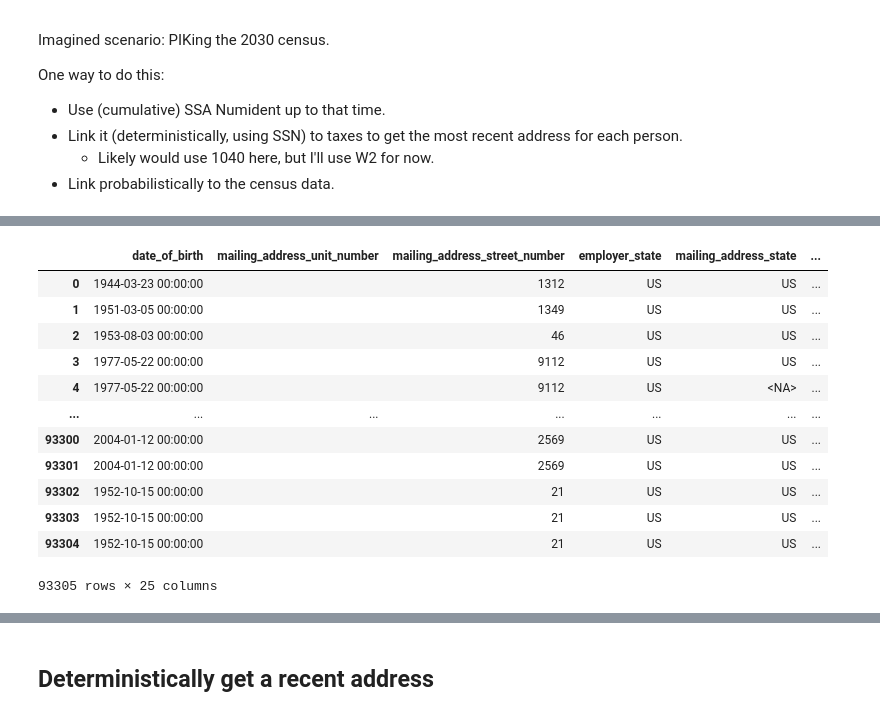
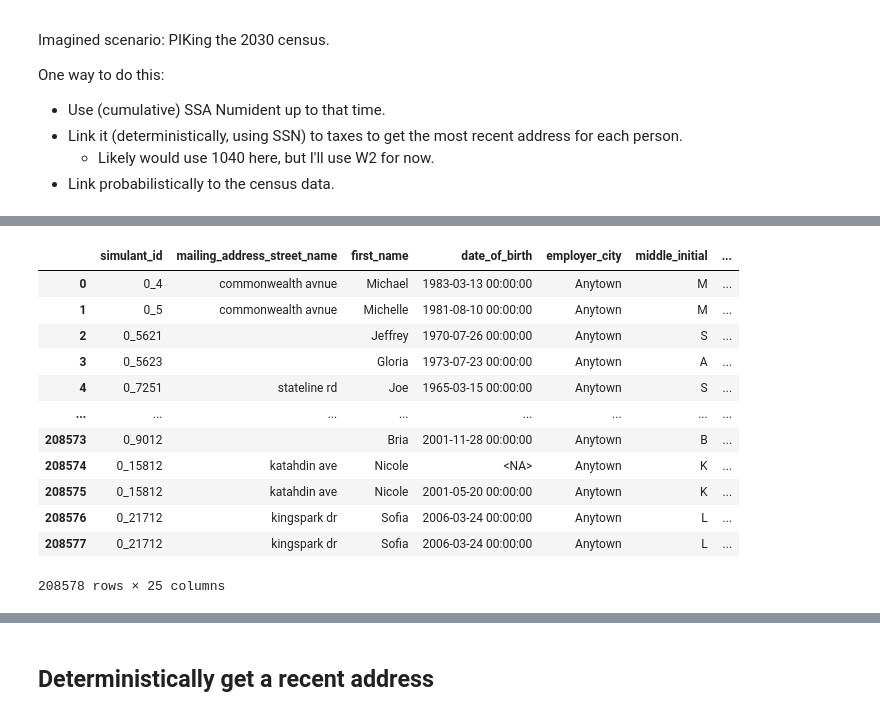
Before and after one commit to ihmeuw/person_linkage_case_study, a Jupyter notebook: linkage/pvs_like_case_study/pvs_like_case_study_sample_data.ipynb, the cells around one changed output, grey strips where cells are left out. Saved outputs shown, nothing was run; the diff lists cells and outputs as text; code cells hidden in the pictures.

```diff
--- a/linkage/pvs_like_case_study/pvs_like_case_study_sample_data.ipynb
+++ b/linkage/pvs_like_case_study/pvs_like_case_study_sample_data.ipynb
@@ -70,6 +174,6 @@ Wall time: 641 ms
 # %%
 %%time
 
-w2_1099 = pseudopeople.generate_taxes_w2_and_1099(pseudopeople_input_path / 'tax_w2_observer/tax_w2_observer.hdf', configuration='case_study_config.yaml')
+w2_1099 = pseudopeople.generate_taxes_w2_and_1099(configuration=noise_configuration)
 w2_1099
 # %% [output]
@@ -78,16 +182,16 @@ Wall time: 5.8 s
-|  | date_of_birth | mailing_address_unit_number | mailing_address_street_number | employer_state | mailing_address_state | ... |
-| 0 | 1944-03-23 00:00:00 |  | 1312 | US | US | ... |
-| 1 | 1951-03-05 00:00:00 |  | 1349 | US | US | ... |
-| 2 | 1953-08-03 00:00:00 |  | 46 | US | US | ... |
-| 3 | 1977-05-22 00:00:00 |  | 9112 | US | US | ... |
-| 4 | 1977-05-22 00:00:00 |  | 9112 | US | <NA> | ... |
-| ... | ... | ... | ... | ... | ... | ... |
-| 93300 | 2004-01-12 00:00:00 |  | 2569 | US | US | ... |
-| 93301 | 2004-01-12 00:00:00 |  | 2569 | US | US | ... |
-| 93302 | 1952-10-15 00:00:00 |  | 21 | US | US | ... |
-| 93303 | 1952-10-15 00:00:00 |  | 21 | US | US | ... |
-| 93304 | 1952-10-15 00:00:00 |  | 21 | US | US | ... |
+|  | simulant_id | mailing_address_street_name | first_name | date_of_birth | employer_city | middle_initial | ... |
+| 0 | 0_4 | commonwealth avnue | Michael | 1983-03-13 00:00:00 | Anytown | M | ... |
+| 1 | 0_5 | commonwealth avnue | Michelle | 1981-08-10 00:00:00 | Anytown | M | ... |
+| 2 | 0_5621 |  | Jeffrey | 1970-07-26 00:00:00 | Anytown | S | ... |
+| 3 | 0_5623 |  | Gloria | 1973-07-23 00:00:00 | Anytown | A | ... |
+| 4 | 0_7251 | stateline rd | Joe | 1965-03-15 00:00:00 | Anytown | S | ... |
+| ... | ... | ... | ... | ... | ... | ... | ... |
+| 208573 | 0_9012 |  | Bria | 2001-11-28 00:00:00 | Anytown | B | ... |
+| 208574 | 0_15812 | katahdin ave | Nicole | <NA> | Anytown | K | ... |
+| 208575 | 0_15812 | katahdin ave | Nicole | 2001-05-20 00:00:00 | Anytown | K | ... |
+| 208576 | 0_21712 | kingspark dr | Sofia | 2006-03-24 00:00:00 | Anytown | L | ... |
+| 208577 | 0_21712 | kingspark dr | Sofia | 2006-03-24 00:00:00 | Anytown | L | ... |
-93305 rows × 25 columns
+208578 rows × 25 columns
 # %%
 %%time
 
```
Also changed, not shown: parts of 68 cells of this notebook.
